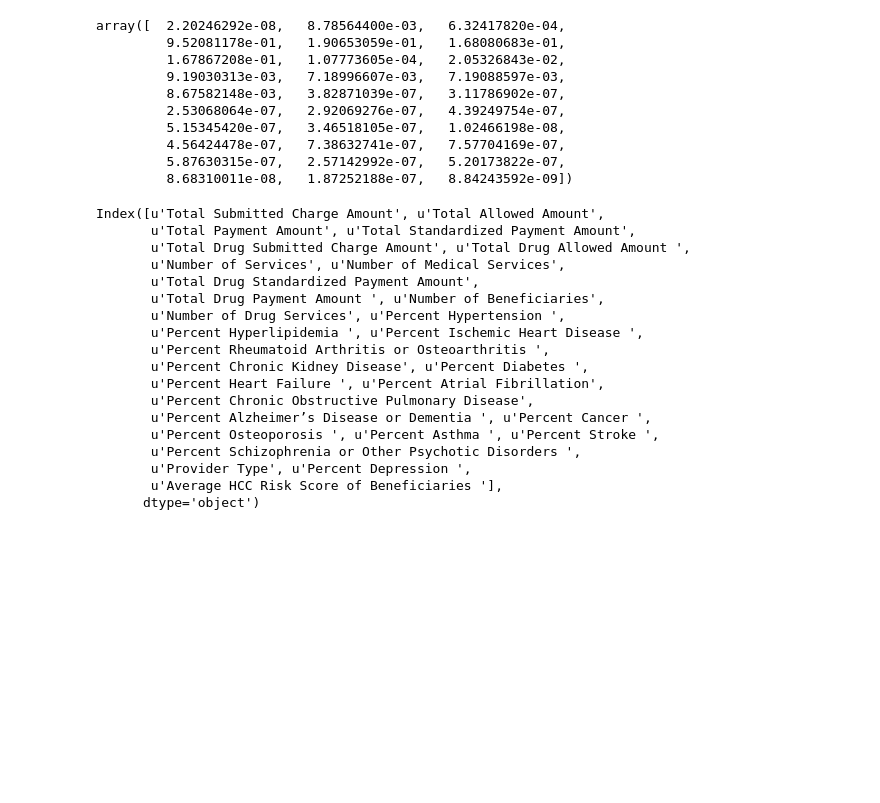
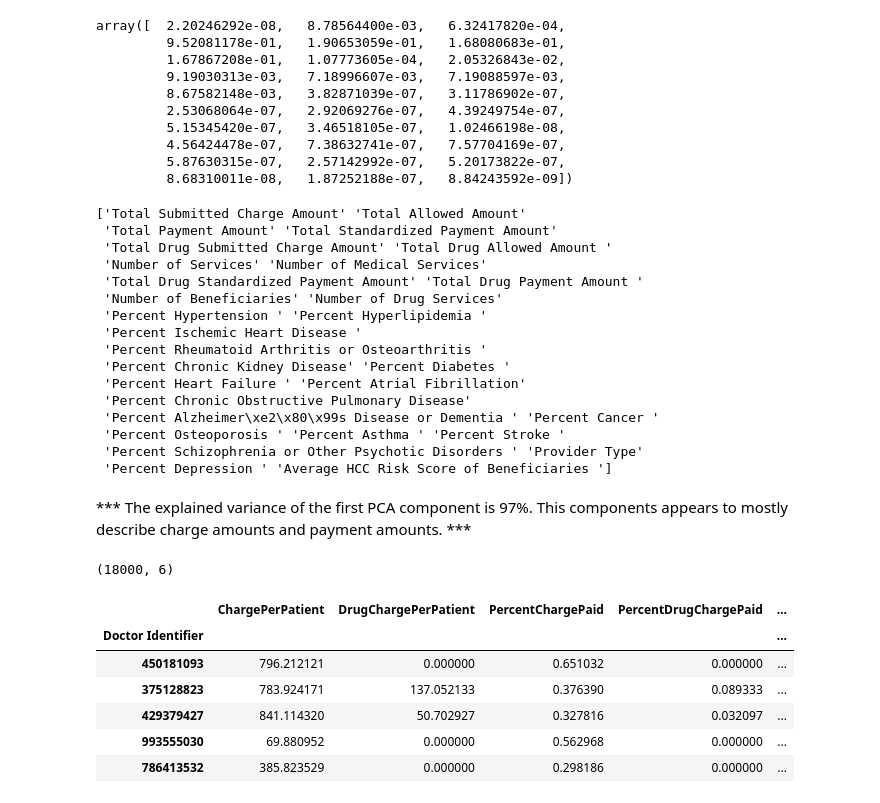
Before and after one commit to AJaafer/Physician_Risk, a Jupyter notebook: Physician_Risk.ipynb, the cells around one changed output. Drawn from its saved outputs; the diff is of its cells as text; code cells hidden in the pictures; blank space fills up the shorter version.

```diff
--- a/Physician_Risk.ipynb
+++ b/Physician_Risk.ipynb
@@ -76,23 +59,43 @@ array([  2.20246292e-08,   8.78564400e-03,   6.32417820e-04,
          5.87630315e-07,   2.57142992e-07,   5.20173822e-07,
          8.68310011e-08,   1.87252188e-07,   8.84243592e-09])
 # %%
-X_train.columns[np.argsort(pca.components_[0])[::-1]]
+cols_sorted = X_train.columns[np.argsort(pca.components_[0])[::-1]].values
+print cols_sorted
 # %% [output]
-Index([u'Total Submitted Charge Amount', u'Total Allowed Amount',
-       u'Total Payment Amount', u'Total Standardized Payment Amount',
-       u'Total Drug Submitted Charge Amount', u'Total Drug Allowed Amount ',
-       u'Number of Services', u'Number of Medical Services',
-       u'Total Drug Standardized Payment Amount',
-       u'Total Drug Payment Amount ', u'Number of Beneficiaries',
-       u'Number of Drug Services', u'Percent Hypertension ',
-       u'Percent Hyperlipidemia ', u'Percent Ischemic Heart Disease ',
-       u'Percent Rheumatoid Arthritis or Osteoarthritis ',
-       u'Percent Chronic Kidney Disease', u'Percent Diabetes ',
-       u'Percent Heart Failure ', u'Percent Atrial Fibrillation',
-       u'Percent Chronic Obstructive Pulmonary Disease',
-       u'Percent Alzheimer’s Disease or Dementia ', u'Percent Cancer ',
-       u'Percent Osteoporosis ', u'Percent Asthma ', u'Percent Stroke ',
-       u'Percent Schizophrenia or Other Psychotic Disorders ',
-       u'Provider Type', u'Percent Depression ',
-       u'Average HCC Risk Score of Beneficiaries '],
-      dtype='object')
+['Total Submitted Charge Amount' 'Total Allowed Amount'
+ 'Total Payment Amount' 'Total Standardized Payment Amount'
+ 'Total Drug Submitted Charge Amount' 'Total Drug Allowed Amount '
+ 'Number of Services' 'Number of Medical Services'
+ 'Total Drug Standardized Payment Amount' 'Total Drug Payment Amount '
+ 'Number of Beneficiaries' 'Number of Drug Services'
+ 'Percent Hypertension ' 'Percent Hyperlipidemia '
+ 'Percent Ischemic Heart Disease '
+ 'Percent Rheumatoid Arthritis or Osteoarthritis '
+ 'Percent Chronic Kidney Disease' 'Percent Diabetes '
+ 'Percent Heart Failure ' 'Percent Atrial Fibrillation'
+ 'Percent Chronic Obstructive Pulmonary Disease'
+ 'Percent Alzheimer\xe2\x80\x99s Disease or Dementia ' 'Percent Cancer '
+ 'Percent Osteoporosis ' 'Percent Asthma ' 'Percent Stroke '
+ 'Percent Schizophrenia or Other Psychotic Disorders ' 'Provider Type'
+ 'Percent Depression ' 'Average HCC Risk Score of Beneficiaries ']
+# %% [markdown]
+*** The explained variance of the first PCA component is 97%. This components appears to mostly describe charge amounts and payment amounts. ***
+# %%
+X_adj = pd.DataFrame()
+X_adj['ChargePerPatient'] = X_train['Total Submitted Charge Amount']/X_train['Number of Beneficiaries']
+X_adj['DrugChargePerPatient'] = X_train['Total Drug Submitted Charge Amount']/X_train['Number of Beneficiaries']
+X_adj['PercentChargePaid'] = X_train['Total Payment Amount']/X_train['Total Submitted Charge Amount']
+X_adj['PercentDrugChargePaid'] = X_train['Total Drug Payment Amount ']/X_train['Total Submitted Charge Amount']
+X_adj['PercentAllowedPaid'] = X_train['Total Payment Amount']/X_train['Total Allowed Amount']
+X_adj['AveragePatientRisk'] = X_train['Average HCC Risk Score of Beneficiaries ']
+print X_adj.shape
+X_adj.head()
+# %% [output]
+(18000, 6)
+|  | ChargePerPatient | DrugChargePerPatient | PercentChargePaid | PercentDrugChargePaid | ... |
+| Doctor Identifier |  |  |  |  | ... |
+| 450181093 | 796.212121 | 0.000000 | 0.651032 | 0.000000 | ... |
+| 375128823 | 783.924171 | 137.052133 | 0.376390 | 0.089333 | ... |
+| 429379427 | 841.114320 | 50.702927 | 0.327816 | 0.032097 | ... |
+| 993555030 | 69.880952 | 0.000000 | 0.562968 | 0.000000 | ... |
+| 786413532 | 385.823529 | 0.000000 | 0.298186 | 0.000000 | ... |
```
Also changed, not shown: parts of 11 cells of this notebook.
